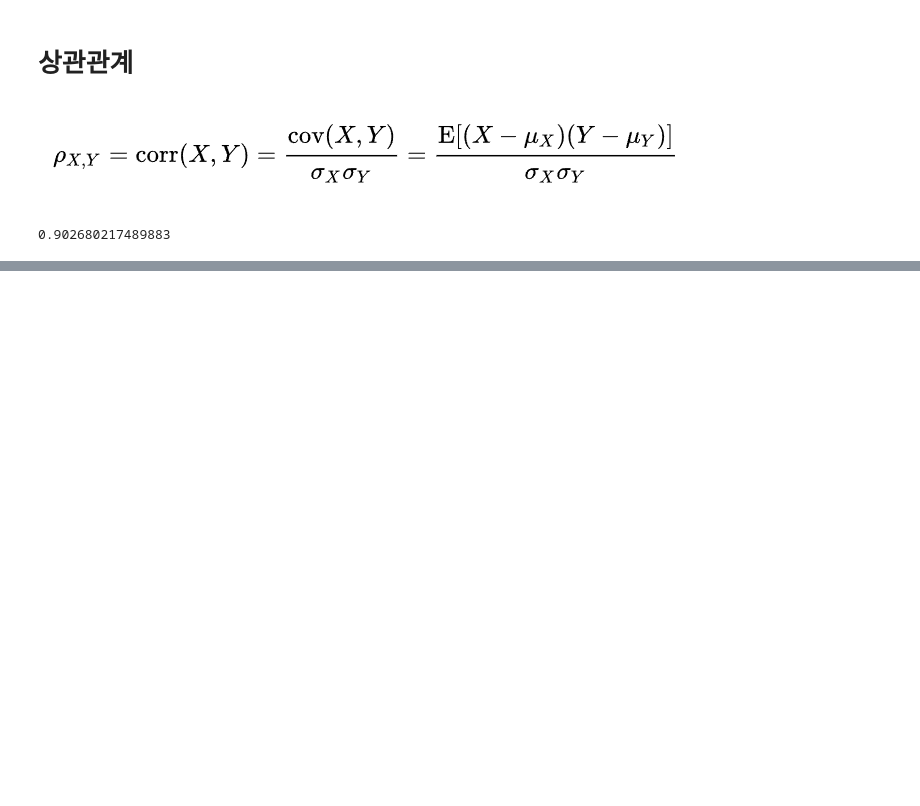
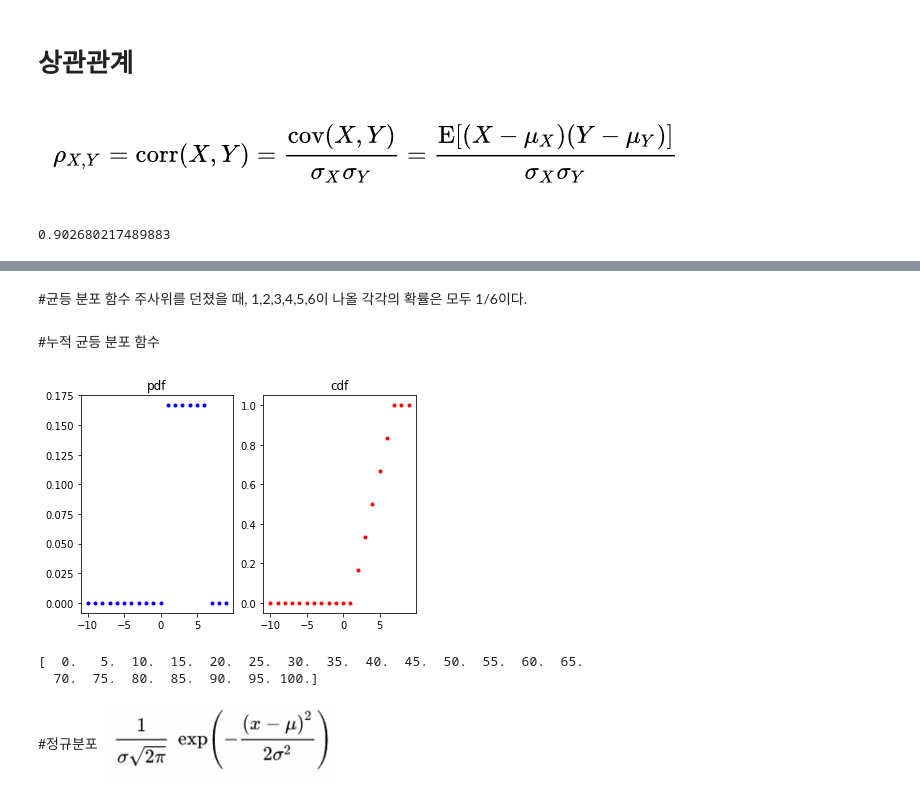
Before and after one commit to serinss/seSAC_Python_Class, a Jupyter notebook: 통계데이터분석_수학_중심.ipynb, the cells around one changed output, grey strips where cells are left out. Drawn from its saved outputs; the diff is of its cells as text; code cells hidden in the pictures; blank space fills up the shorter version.

```diff
--- a/통계데이터분석_수학_중심.ipynb
+++ b/통계데이터분석_수학_중심.ipynb
@@ -58,0 +111,44 @@ print(se_he.corr(se_we))
+# %% [markdown]
+#균등 분포 함수
+주사위를 던졌을 때, 1,2,3,4,5,6이 나올 각각의 확률은 모두 1/6이다.
+# %%
+def uniform_pdf(x,min_v=0,max_v=1):
+  if min_v <= x < max_v: #발생할 범위 내에 있다면
+    return 1/(max_v-min_v) #
+  return 0
+# %% [markdown]
+#누적 균등 분포 함수
+# %%
+def uniform_cdf(x,min_v=0,max_v=1):
+  if x<min_v:
+    return 0
+  if min_v <= x < max_v: #발생할 범위 내에 있다면
+    return (x-min_v)/(max_v-min_v)  #누적범위/범위
+  return 1 #x가 max_v보다 크다면 누적값은 1
+# %%
+xs=[]
+pys=[] #균등분포를 보관할 컬렉션
+cys=[] #누적균등분포를 보관할 컬렉션
+for x in range(-10,10):
+  pys.append(uniform_pdf(x,1,7))
+  cys.append(uniform_cdf(x,1,7))
+  xs.append(x)
+# %%
+import matplotlib.pyplot as plt
+fig,ax = plt.subplots(1,2)
+ax[0].plot(xs,pys,"b.",label="pdf")
+ax[1].plot(xs,cys,"r.",label="cdf")
+ax[0].set_title("pdf")
+ax[1].set_title("cdf")
+plt.show()
+# %% [output]
+[figure, added]
+# %%
+data = np.linspace(0,100,21)
+print(data)
+# %% [output]
+[  0.   5.  10.  15.  20.  25.  30.  35.  40.  45.  50.  55.  60.  65.
+  70.  75.  80.  85.  90.  95. 100.]
+# %% [markdown]
+#정규분포
+![정규분포.PNG](embedded-picture-1)
```
Also changed, not shown: parts of 24 cells of this notebook.
